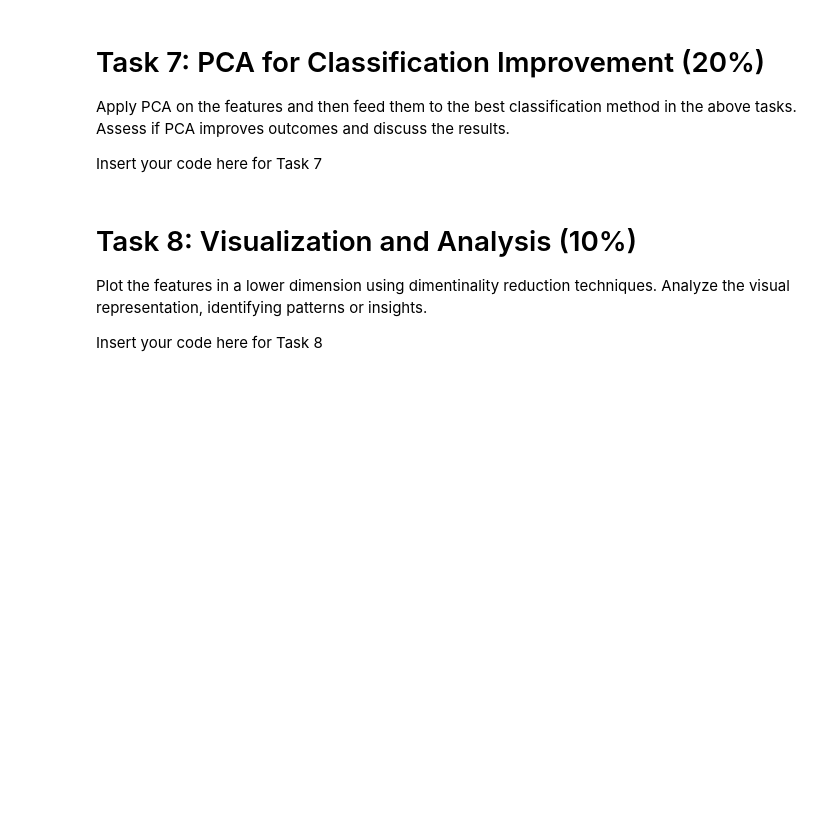
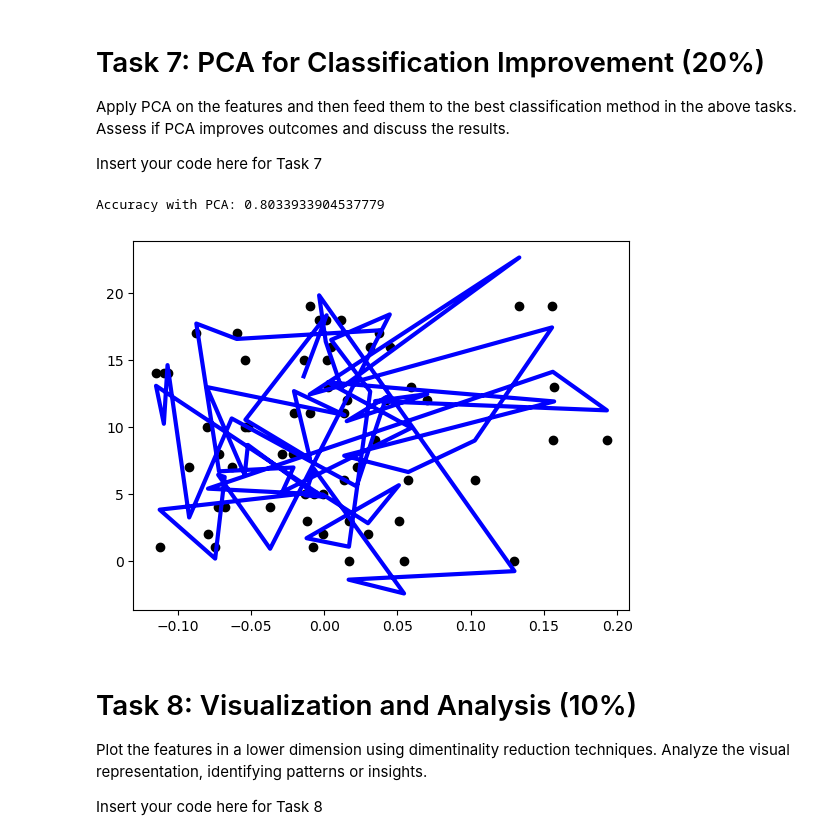
Before and after one commit to coopercole/syde522_assign1, a Jupyter notebook: Assignment1.ipynb, the cells around one changed output. Drawn from its saved outputs; the diff is of its cells as text; code cells hidden in the pictures; blank space fills up the shorter version.

```diff
--- a/Assignment1.ipynb
+++ b/Assignment1.ipynb
@@ -377,6 +377,48 @@ Apply PCA on the features and then feed them to the best classification method i
 Assess if PCA improves outcomes and discuss the results.
 
 Insert your code here for Task 7
+# %%
+from sklearn.decomposition import PCA
+from sklearn.linear_model import LinearRegression
+import numpy as np
+import matplotlib.pyplot as plt
+
+# PCA
+pca = PCA(n_components=225)
+pca.fit(train_feature_vectors)
+
+train_feature_vectors_pca = pca.transform(train_feature_vectors)
+validate_feature_vectors_pca = pca.transform(validate_feature_vectors)
+
+# Classification with PCA
+y_train = train_labels
+y_val = validate_labels
+balanced_train = train_feature_vectors_pca
+balanced_val = validate_feature_vectors_pca
+
+
+# Create a linear regression model with high bias
+clf = LinearRegression()
+
+# Train the model on the training data
+clf.fit(balanced_train, y_train)
+
+# prediction for plotting
+pred_values = clf.predict(balanced_val)
+
+# Evaluate the model on the validation data
+accuracy_with_pca = clf.score(balanced_val, y_val)
+print("Accuracy with PCA:", accuracy_with_pca)
+
+balanced_val = np.mean(balanced_val, axis=1).reshape(-1, 1)
+
+plt.scatter(balanced_val, y_val, color="black")
+plt.plot(balanced_val, pred_values, color="blue", linewidth=3)
+
+plt.show()
+# %% [output]
+Accuracy with PCA: 0.8033933904537779
+[figure, added]
 # %% [markdown]
 # Task 8: Visualization and Analysis (10%)
 Plot the features in a lower dimension using dimentinality reduction techniques.
```
